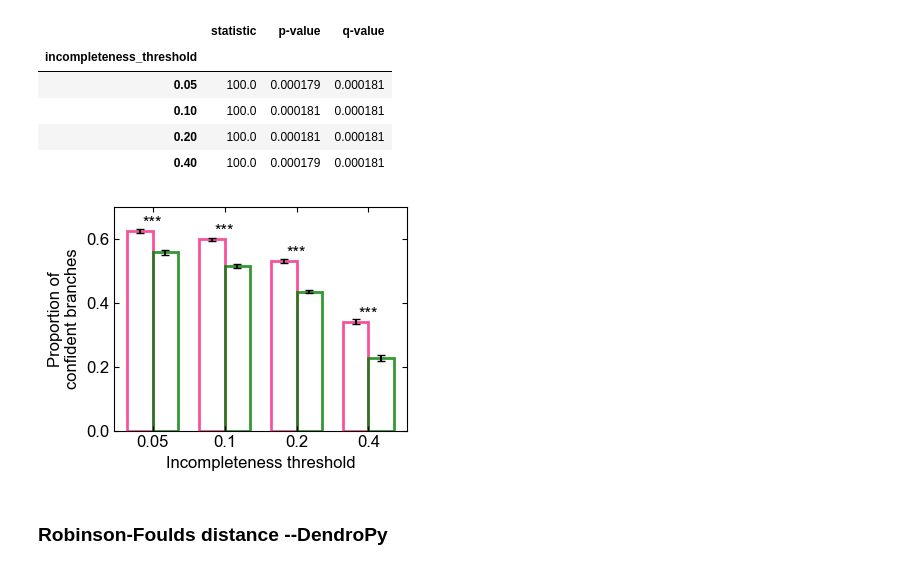
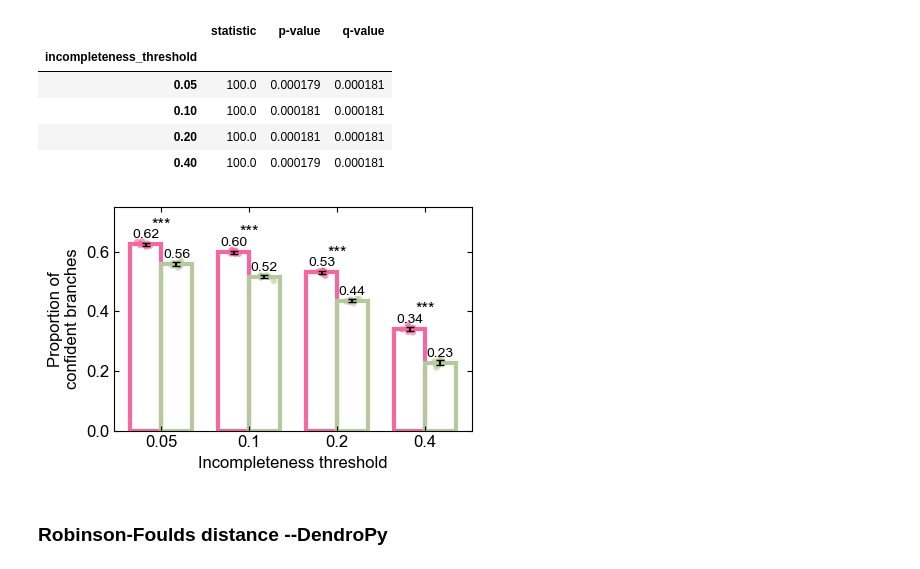
Before and after one commit to HSecaira/AugmentingPhyloSignalMicrobes, a Jupyter notebook: incompleteness_simulations/tree_quality_incompleteness.ipynb, the cells around one changed output. Saved outputs shown, nothing was run; the diff lists cells and outputs as text; code cells hidden in the pictures.

Commit message:
add colors and markers

```diff
--- a/incompleteness_simulations/tree_quality_incompleteness.ipynb
+++ b/incompleteness_simulations/tree_quality_incompleteness.ipynb
@@ -144,46 +144,64 @@ def sig_sign(p_value):
     else:
         return '****'
 # %%
-plt.figure(figsize=(3.95, 3))
+plt.figure(figsize=(4.6, 3))
 
 # X locations for bars
 p = 0
 x = np.array([0, 1, 2, 3])
 width = 0.35  # Width of the bars
+rng = np.random.default_rng(42)
 
 # Means and standard deviations
 means_data = [data[p][0.05].mean(), data[p][0.1].mean(), data[p][0.2].mean(), data[p][0.4].mean()]
 stds_data = [data[p][0.05].std(), data[p][0.1].std(), data[p][0.2].std(), data[p][0.4].std()]
 
 means_phylophlan = [data_phylophlan[0.05].mean(), data_phylophlan[0.1].mean(),
                      data_phylophlan[0.2].mean(), data_phylophlan[0.4].mean()]
 stds_phylophlan = [data_phylophlan[0.05].std(), data_phylophlan[0.1].std(),
                     data_phylophlan[0.2].std(), data_phylophlan[0.4].std()]
 
 # Plot bars
 plt.bar(x - width/2, means_data, width, yerr = stds_data, capsize = 3,
-        edgecolor = '#f72585', alpha = 0.8, color = 'none', lw = 2)
+        edgecolor = '#f467a1', alpha = 1.0, color = 'none', lw = 3)
 plt.bar(x + width/2, means_phylophlan, width, yerr = stds_phylophlan, capsize = 3,
-        edgecolor = 'g', alpha = 0.8, color = 'none', lw = 2)
+        edgecolor = '#b5c99a', alpha = 1.0, color = 'none', lw = 3)
+# Add individual data points as scatter overlaid on top of bars
+for i in range(len(x)):
+        plt.scatter(np.full(len(data[p][th_simulations[i]]), x[i] - width/2 + rng.normal(0, 0.05,
+                len(data[p][th_simulations[i]]))), data[p][th_simulations[i]],
+                color = '#f467a1', alpha = 0.6, s = 20, edgecolor = 'none')
+        plt.scatter(np.full(len(data_phylophlan[th_simulations[i]]), x[i] + width/2 + rng.normal(0, 0.05,
+                len(data_phylophlan[th_simulations[i]]))), data_phylophlan[th_simulations[i]],
+                color = '#b5c99a', alpha = 0.6, s = 20, edgecolor = 'none')
+
+# Add annotations
+for i in range(len(x)):
+        plt.text(x[i] - width/2, means_data[i] + 0.02,
+                 f'{means_data[i]:.2f}',
+                 ha = 'center', fontsize = 10)
+        plt.text(x[i] + width/2, means_phylophlan[i] + 0.02,
+                 f'{means_phylophlan[i]:.2f}',
+                 ha = 'center', fontsize = 10)
 
 # Add q-values
 for i in range(len(x)):
-    plt.text(x[i], max(means_data[i], means_phylophlan[i]) + 0.01,
+    plt.text(x[i], max(means_data[i], means_phylophlan[i]) + 0.05,
              f'{sig_sign(df_stats_lpp.loc[th_simulations[i]]["q-value"])}',
              ha = 'center', fontsize = 12, color = 'black')
 
 # X-axis labels and formatting
 plt.xticks(x, labels = [0.05, 0.1, 0.2, 0.4])
 plt.ylabel('Proportion of\nconfident branches')
 plt.xlabel('Incompleteness threshold')
 plt.tick_params(top=True, right=True, direction='in', which='both')
-plt.ylim(0, 0.7)
+plt.ylim(0, 0.75)
 
 # Save and show
-plt.savefig('./figures/figure_4B.svg')
+plt.savefig('./figures/lpp_completeness_barplot.svg')
 plt.show()
 # %% [output]
-[figure, old version]
+[figure, new version]
 # %% [markdown]
 ### Robinson-Foulds distance --DendroPy
 # %%
```
Also changed, not shown: parts of 1 cell of this notebook, 9 other files.
